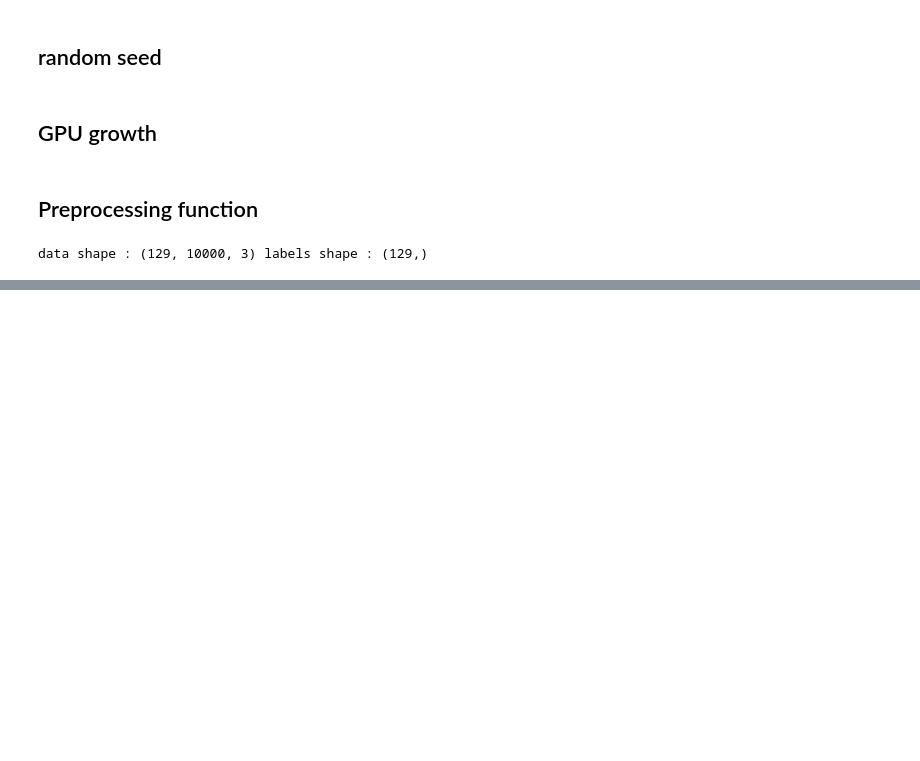
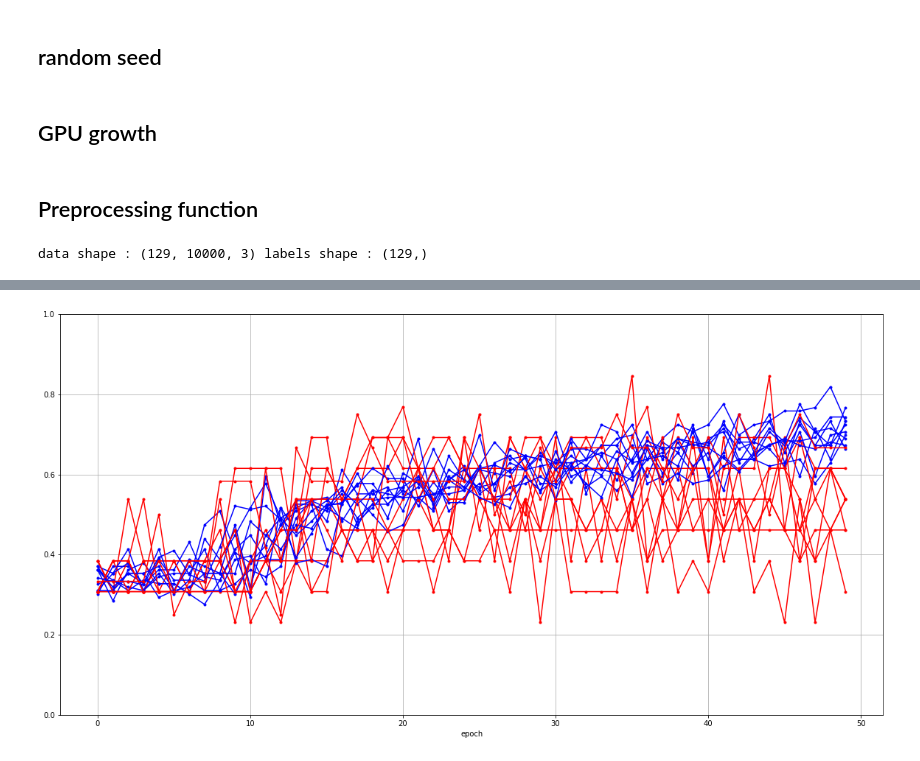
Before and after one commit to stevebong31/ply_classification, a Jupyter notebook: 00_train_10_fold.ipynb, the cells around one changed output, grey strips where cells are left out. Drawn from its saved outputs; the diff is of its cells as text; code cells hidden in the pictures; blank space fills up the shorter version.

```diff
--- a/00_train_10_fold.ipynb
+++ b/00_train_10_fold.ipynb
@@ -204,3 +258,17 @@ eval_all
+# %%
+x_len = np.arange(len(history_all[0].history['loss']))
+
+plt.figure(figsize = (20, 10))
+for i in range(len(history_all)):
+    plt.plot(x_len, history_all[i].history['acc'], marker='.', c='blue', label="Train-set acc")
+    plt.plot(x_len, history_all[i].history['val_acc'], marker='.', c='red', label="Val-set acc")
+# plt.legend(loc='upper right')
+plt.grid()
+plt.xlabel('epoch')
+plt.ylim((0, 1))
+plt.show()
+# %% [output]
+[figure, added]
 # %%
 # y_loss = history_all.history['loss']
 # y_acc = history_all.history['acc']
```
Also changed, not shown: parts of 11 cells of this notebook, 2 other files.
